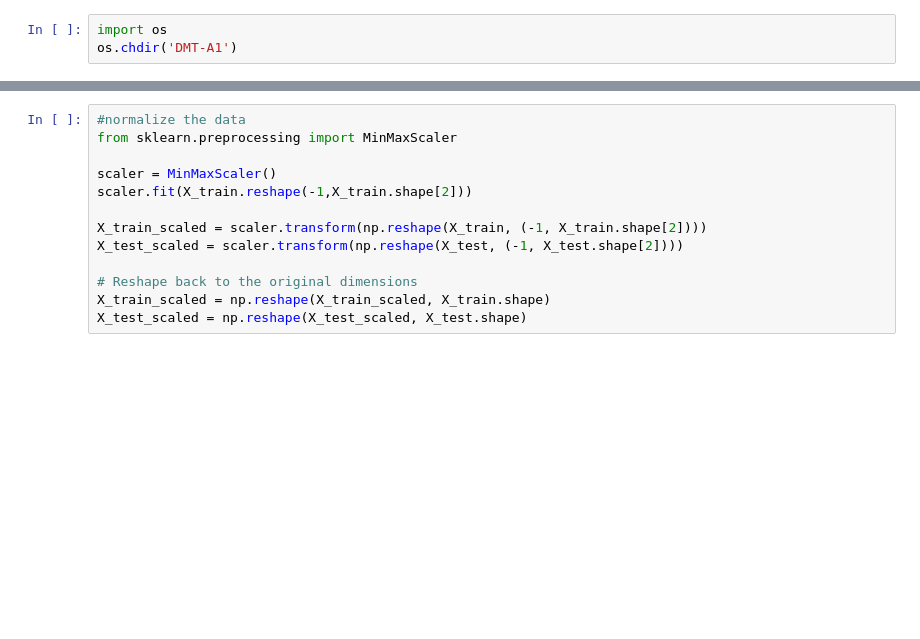
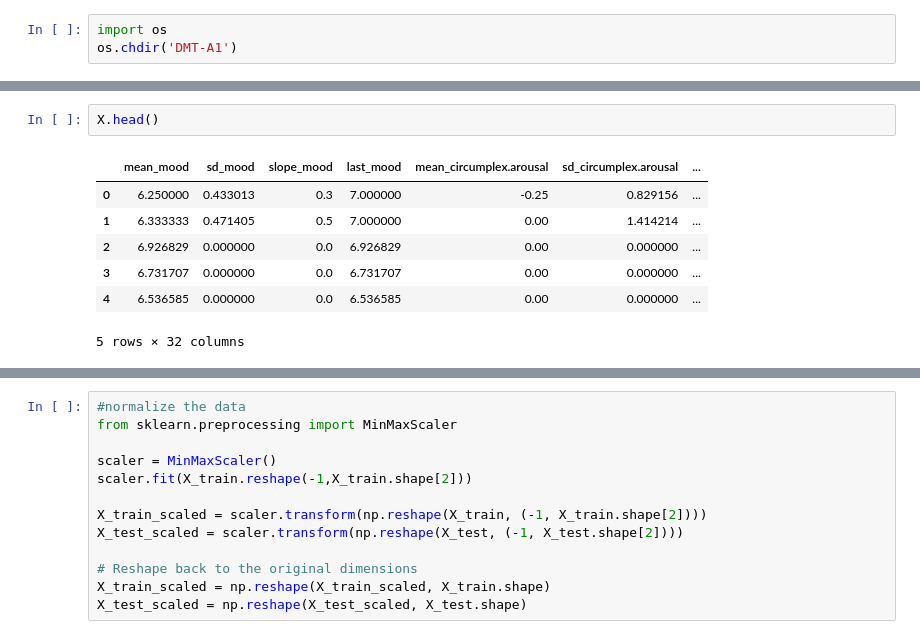
Before and after one commit to kaapthijs/DMT-A1, a Jupyter notebook: LSTM_s2label_model.ipynb, the cells around one changed output, grey strips where cells are left out. Saved outputs shown, nothing was run; the diff lists cells and outputs as text; blank space fills up the shorter version.

```diff
--- a/LSTM_s2label_model.ipynb
+++ b/LSTM_s2label_model.ipynb
@@ -39,0 +74,10 @@ X.shape, y.shape
+# %%
+X.head()
+# %% [output]
+|  | mean_mood | sd_mood | slope_mood | last_mood | mean_circumplex.arousal | sd_circumplex.arousal | ... |
+| 0 | 6.250000 | 0.433013 | 0.3 | 7.000000 | -0.25 | 0.829156 | ... |
+| 1 | 6.333333 | 0.471405 | 0.5 | 7.000000 | 0.00 | 1.414214 | ... |
+| 2 | 6.926829 | 0.000000 | 0.0 | 6.926829 | 0.00 | 0.000000 | ... |
+| 3 | 6.731707 | 0.000000 | 0.0 | 6.731707 | 0.00 | 0.000000 | ... |
+| 4 | 6.536585 | 0.000000 | 0.0 | 6.536585 | 0.00 | 0.000000 | ... |
+5 rows × 32 columns
```
Also changed, not shown: parts of 32 cells of this notebook, 4 other files.
